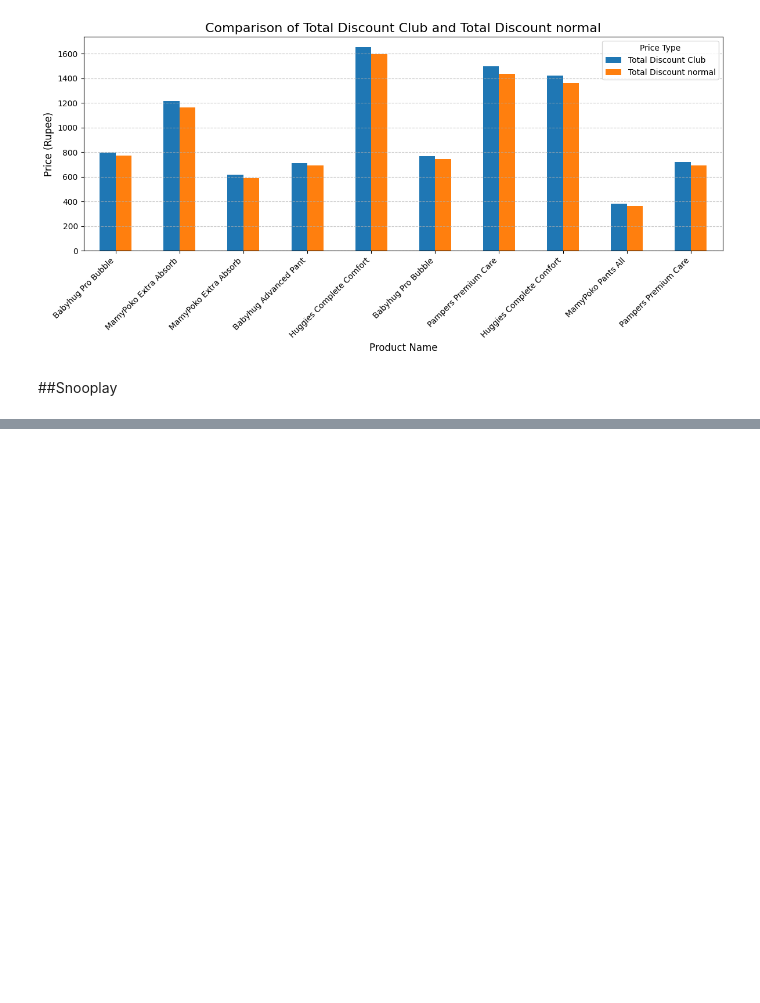
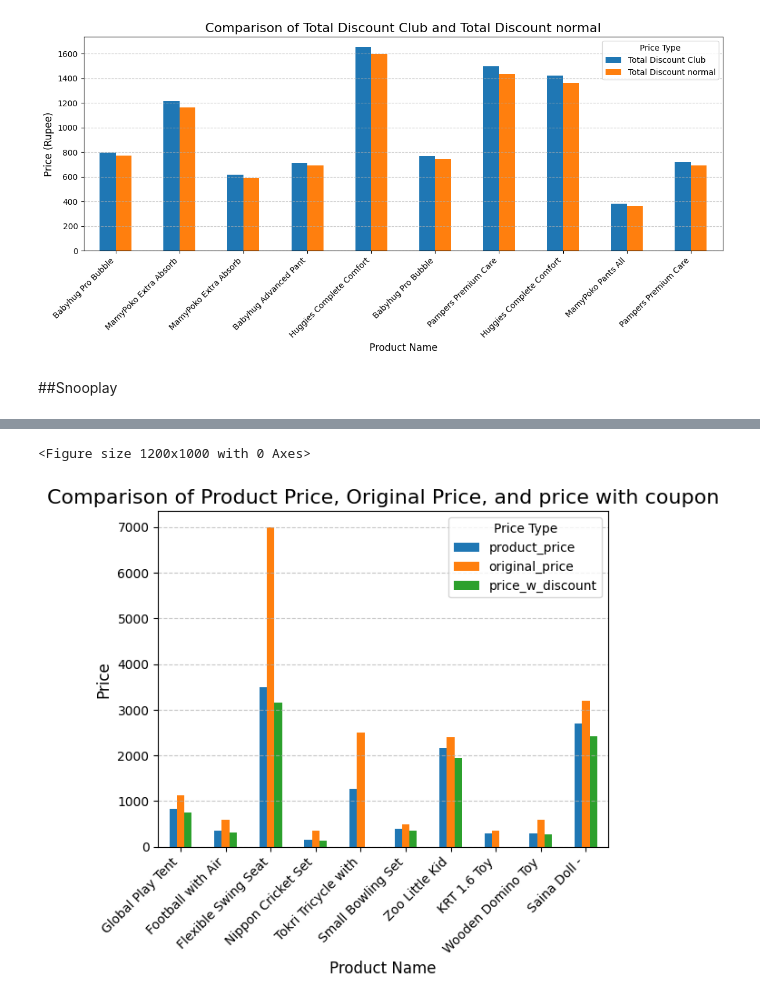
Before and after one commit to rjrizani/marketplace_-Competitive, a Jupyter notebook: EDA.ipynb, the cells around one changed output, grey strips where cells are left out. Saved outputs shown, nothing was run; the diff lists cells and outputs as text; code cells hidden in the pictures; blank space fills up the shorter version.

```diff
--- a/EDA.ipynb
+++ b/EDA.ipynb
@@ -256,0 +283,3 @@ df_snooplay.tail(10)
+# %%
+#remove duplicates
+df_snooplay.drop_duplicates(subset=['title'], keep='first', inplace=True)
@@ -256,0 +290,3 @@ df_snooplay.tail(10)
+# %%
+#make title only 3 words
+df_snooplay['title'] = df_snooplay['title'].apply(lambda x: ' '.join(x.split()[:3]))
@@ -256,0 +307,20 @@ df_snooplay.tail(10)
+# %%
+#if there is Nan then replace it with product price
+df_snooplay['product_price'].fillna(df_snooplay['product_price'], inplace=True)
+# %%
+# Ensure the columns are numeric for plotting
+df_snooplay[['product_price', 'original_price', 'price_w_discount']] = df_snooplay[['product_price', 'original_price', 'price_w_discount']].apply(pd.to_numeric, errors='coerce')
+
+# Plot the data
+plt.figure(figsize=(12, 10))
+df_snooplay[['product_price', 'original_price', 'price_w_discount']].head(10).plot(kind='bar', legend=True)
+plt.title('Comparison of Product Price, Original Price, and price with coupon', fontsize=16)
+plt.xlabel('Product Name', fontsize=12)
+plt.ylabel('Price', fontsize=12)
+plt.xticks(ticks=range(10), labels=df_snooplay['title'].head(10), rotation=45, ha='right', fontsize=10)
+plt.legend(title='Price Type')
+plt.grid(axis='y', linestyle='--', alpha=0.7)
+plt.show()
+# %% [output]
+<Figure size 1200x1000 with 0 Axes>
+[figure, added]
```
Also changed, not shown: parts of 14 cells of this notebook.
